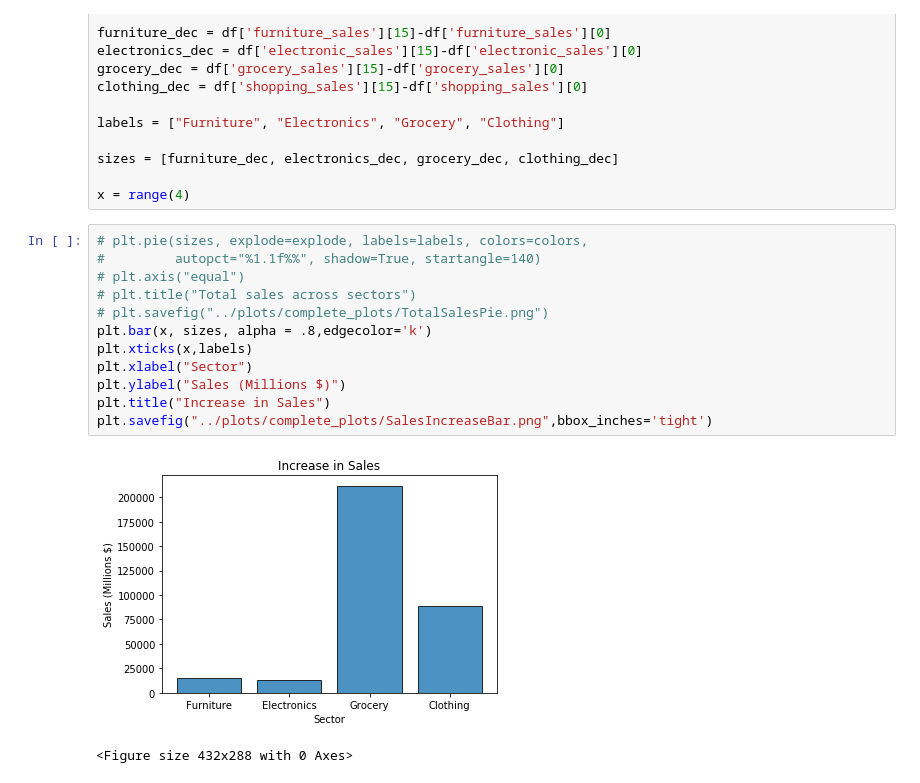
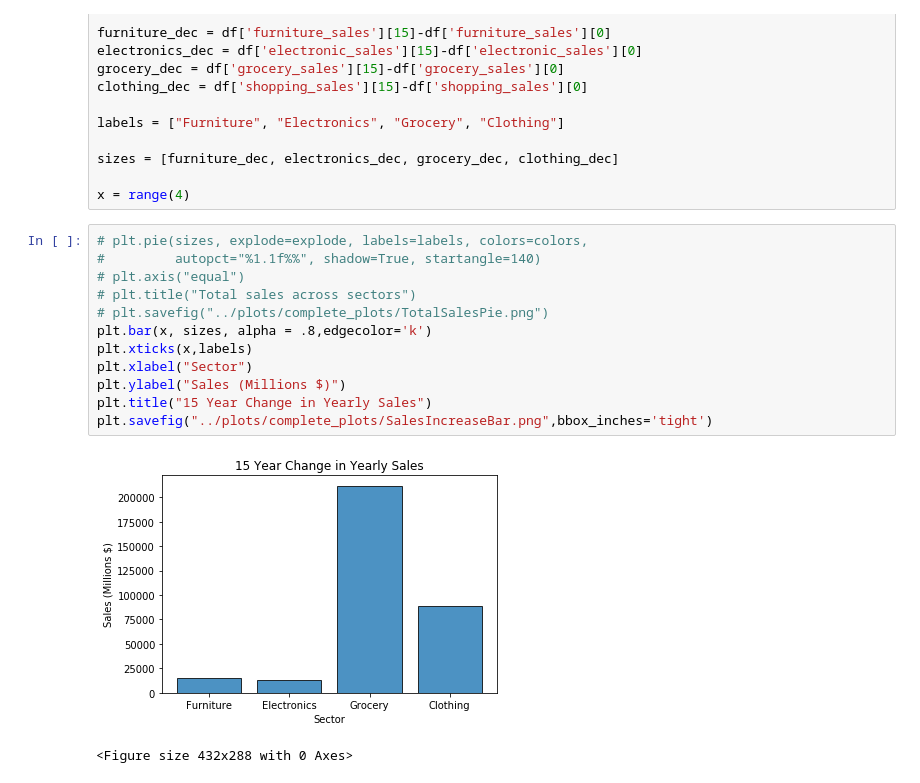
Before and after one commit to christybalaji/Retail_Crisis, a Jupyter notebook: data/plots/barchart_sales.ipynb, the cells around one changed output. Drawn from its saved outputs; the diff is of its cells as text.

```diff
--- a/data/plots/barchart_sales.ipynb
+++ b/data/plots/barchart_sales.ipynb
@@ -43,17 +43,17 @@ x = range(4)
 # %%
 # plt.pie(sizes, explode=explode, labels=labels, colors=colors,
 #         autopct="%1.1f%%", shadow=True, startangle=140)
 # plt.axis("equal")
 # plt.title("Total sales across sectors")
 # plt.savefig("../plots/complete_plots/TotalSalesPie.png")
 plt.bar(x, sizes, alpha = .8,edgecolor='k')
 plt.xticks(x,labels)
 plt.xlabel("Sector")
 plt.ylabel("Sales (Millions $)")
-plt.title("Increase in Sales")
+plt.title("15 Year Change in Yearly Sales")
 plt.savefig("../plots/complete_plots/SalesIncreaseBar.png",bbox_inches='tight')
 # %% [output]
-[figure, old version]
+[figure, new version]
 # %%
 # %% [output]
 <Figure size 432x288 with 0 Axes>
```
Also changed, not shown: 4 other files.
